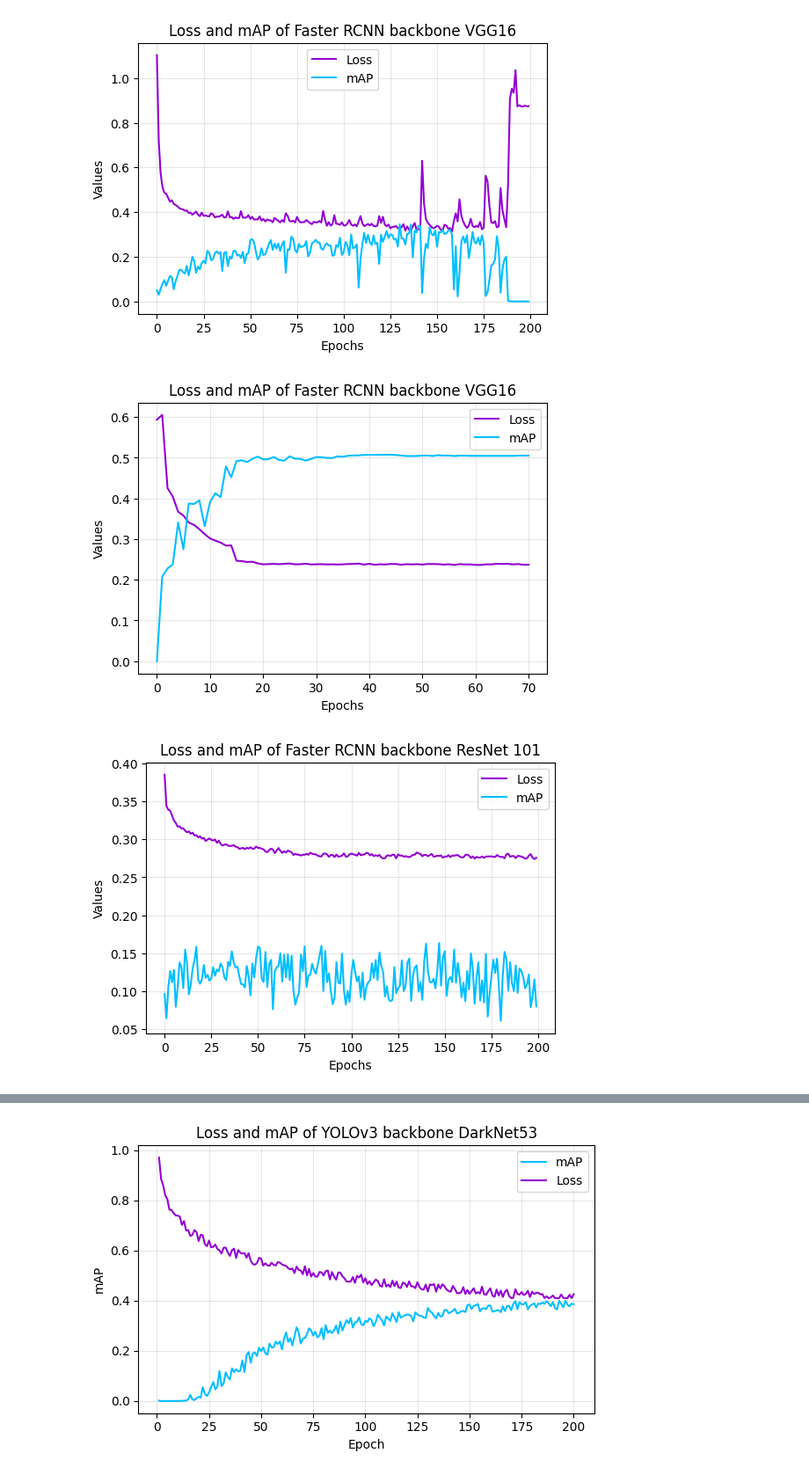
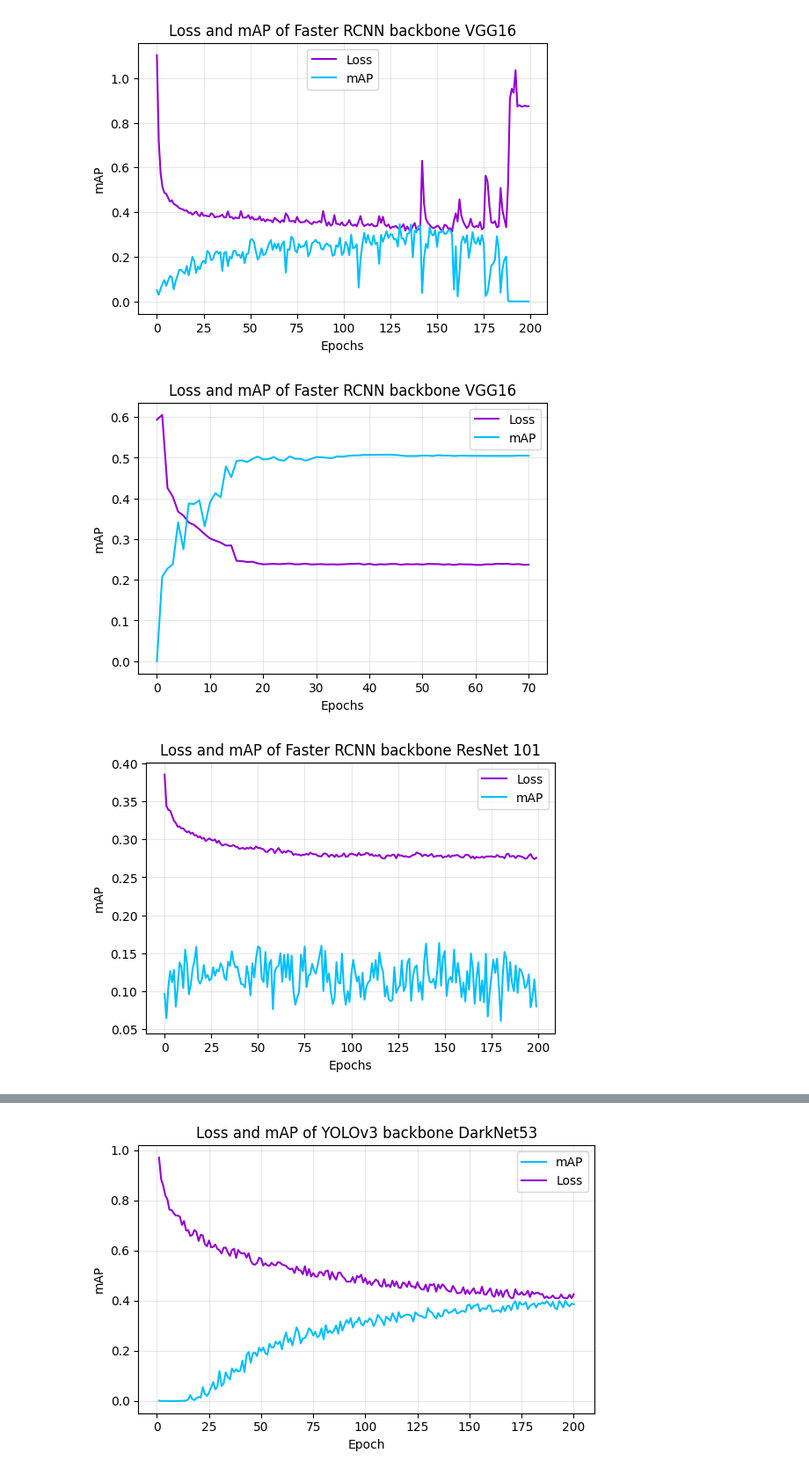
Before and after one commit to huutuan1705/Final_graduation_project, a Jupyter notebook: Visualize_information/vissulize_mAP_loss.ipynb, the cells around one changed output, grey strips where cells are left out. Shown at 88% size. Cells and saved outputs as stored; diff of their text form; code cells hidden in the pictures.

Commit message:
update visualize

```diff
--- a/Visualize_information/vissulize_mAP_loss.ipynb
+++ b/Visualize_information/vissulize_mAP_loss.ipynb
@@ -9,35 +9,35 @@ with open("faster_rcnn_vgg16_adam.txt", "r") as file:
 
 # Khởi tạo các mảng để lưu Total loss và Mean Average Precision
 total_losses = []
 mean_average_precisions = []
 
 # Duyệt qua từng dòng và trích xuất giá trị
 for line in lines:
     if "Total loss:" in line:
         # Tách và lấy giá trị của Total loss
         total_loss = float(line.split(":")[1].strip())
         total_losses.append(total_loss)
     elif "Mean Average Precision" in line:
         # Tách và lấy giá trị của Mean Average Precision
         mean_ap = float(line.split(":")[1].strip())
         mean_average_precisions.append(mean_ap)
 
 epochs = range(len(total_losses))
 
 # Vẽ đồ thị
 plt.figure(figsize=(6, 4))
 plt.plot(epochs, total_losses, label='Loss', color='darkviolet')
 plt.plot(epochs, mean_average_precisions, label='mAP', color='deepskyblue')
 
 # Thiết lập tiêu đề và nhãn
 plt.title('Loss and mAP of Faster RCNN backbone VGG16')
 plt.xlabel('Epochs')
-plt.ylabel('Values')
+plt.ylabel('mAP')
 plt.grid(alpha=0.3)
 plt.legend()
 plt.show()
 # %% [output]
-[figure, old version]
+[figure, new version]
 # %%
 # Đọc dữ liệu từ file
 with open("faster_rcnn_vgg16_newSgd.txt", "r") as file:
@@ -68,12 +68,12 @@ plt.plot(epochs, mean_average_precisions, label='mAP', color='deepskyblue')
 # Thiết lập tiêu đề và nhãn
 plt.title('Loss and mAP of Faster RCNN backbone VGG16')
 plt.xlabel('Epochs')
-plt.ylabel('Values')
+plt.ylabel('mAP')
 plt.grid(alpha=0.3)
 plt.legend()
 plt.show()
 # %% [output]
-[figure, old version]
+[figure, new version]
 # %%
 # Đọc dữ liệu từ file
 with open("faster_rcnn_resnet_newSGD.txt", "r") as file:
@@ -104,12 +104,12 @@ plt.plot(epochs, mean_average_precisions, label='mAP', color='deepskyblue')
 # Thiết lập tiêu đề và nhãn
 plt.title('Loss and mAP of Faster RCNN backbone ResNet 101')
 plt.xlabel('Epochs')
-plt.ylabel('Values')
+plt.ylabel('mAP')
 plt.grid(alpha=0.3)
 plt.legend()
 plt.show()
 # %% [output]
-[figure, old version]
+[figure, new version]
 # %%
 # Đọc dữ liệu từ file
 with open("faster_rcnn_resnet_Adam.txt", "r") as file:
```
Also changed, not shown: parts of 1 cell of this notebook.
